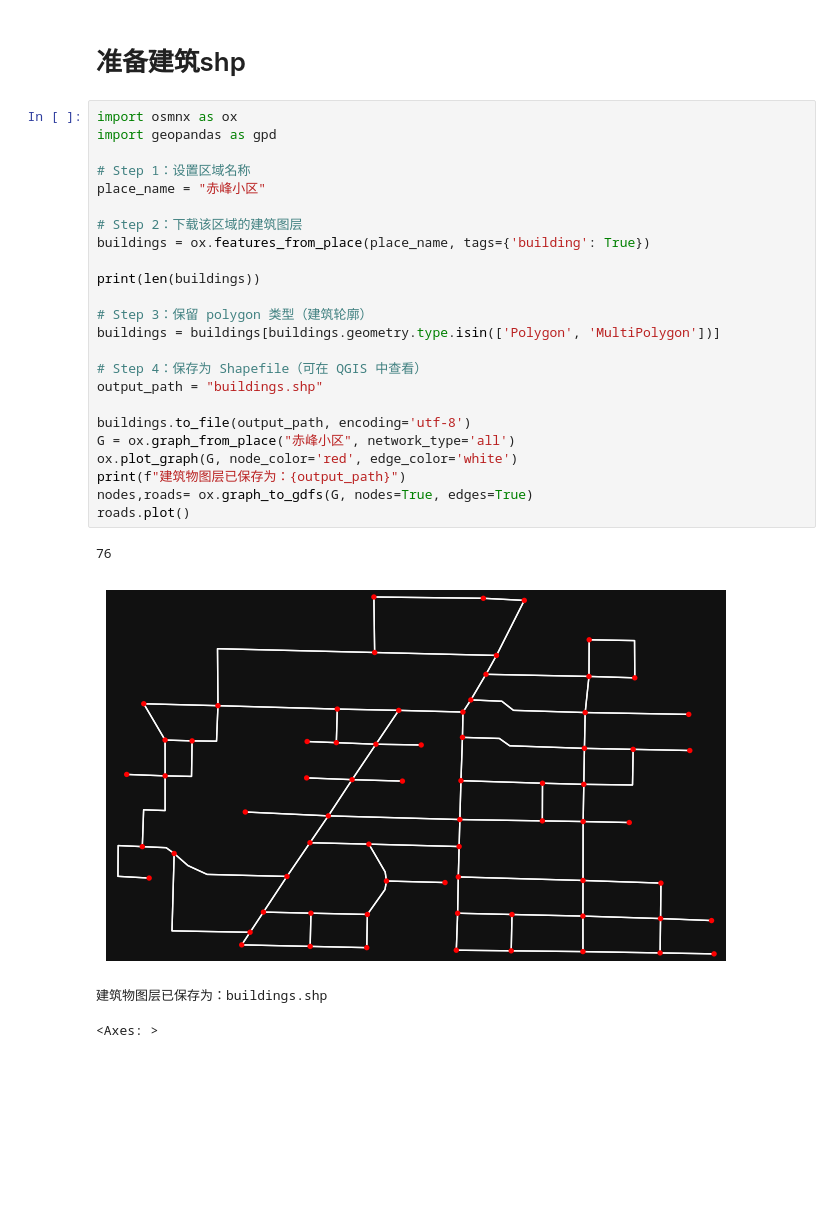
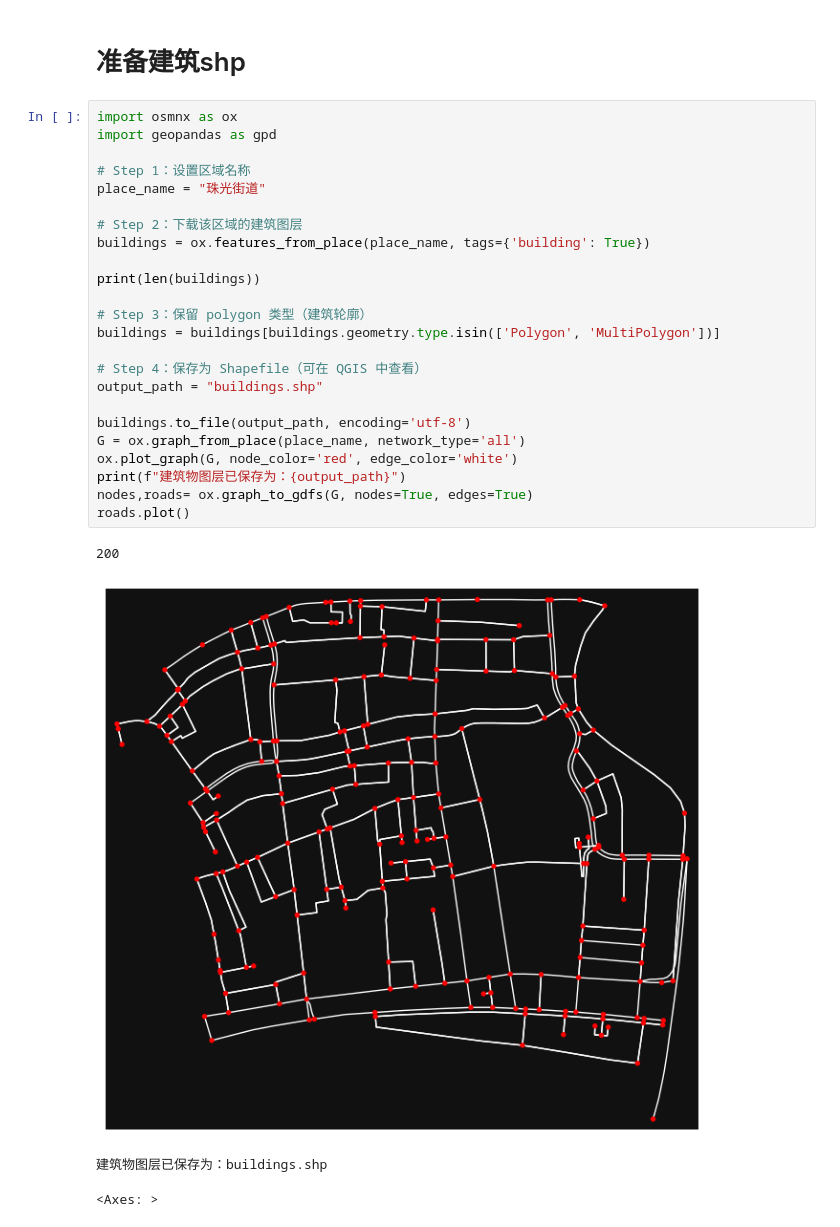
Before and after one commit to Lylll9436/UrbanStreetGNN, a Jupyter notebook: SegementGen.ipynb, the cells around one changed output. Drawn from its saved outputs; the diff is of its cells as text; blank space fills up the shorter version.

```diff
--- a/SegementGen.ipynb
+++ b/SegementGen.ipynb
@@ -10,29 +10,29 @@ from shapely.ops import voronoi_diagram
 # %%
 import osmnx as ox
 import geopandas as gpd
 
 # Step 1：设置区域名称
-place_name = "赤峰小区"
+place_name = "珠光街道"
 
 # Step 2：下载该区域的建筑图层
 buildings = ox.features_from_place(place_name, tags={'building': True})
 
 print(len(buildings))
 
 # Step 3：保留 polygon 类型（建筑轮廓）
 buildings = buildings[buildings.geometry.type.isin(['Polygon', 'MultiPolygon'])]
 
 # Step 4：保存为 Shapefile（可在 QGIS 中查看）
 output_path = "buildings.shp"
 
 buildings.to_file(output_path, encoding='utf-8')
-G = ox.graph_from_place("赤峰小区", network_type='all')
+G = ox.graph_from_place(place_name, network_type='all')
 ox.plot_graph(G, node_color='red', edge_color='white')
 print(f"建筑物图层已保存为：{output_path}")
 nodes,roads= ox.graph_to_gdfs(G, nodes=True, edges=True)
 roads.plot()
 # %% [output]
-76
+200
-[figure, old version]
+[figure, new version]
 建筑物图层已保存为：buildings.shp
 <Axes: >
```
Also changed, not shown: parts of 10 cells of this notebook, 9 other files.
